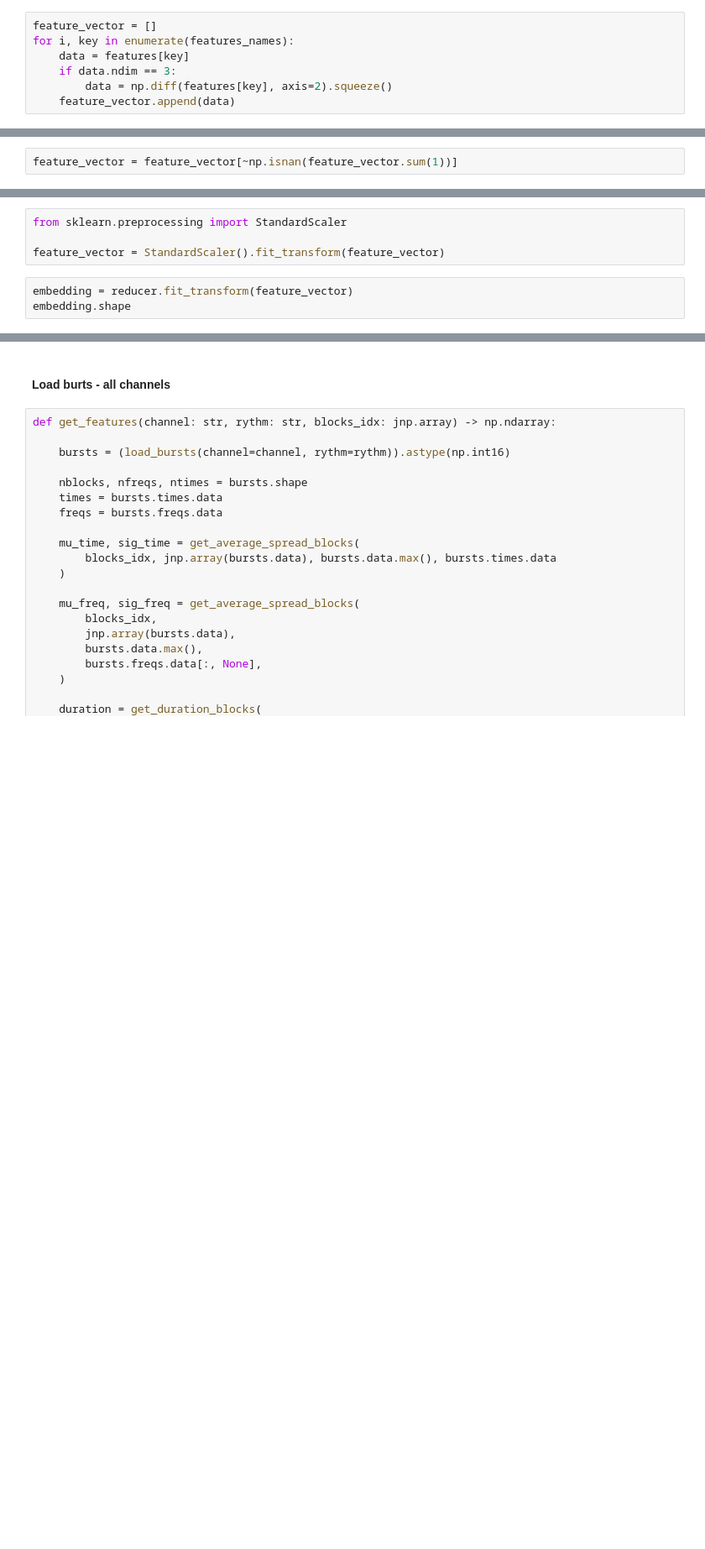
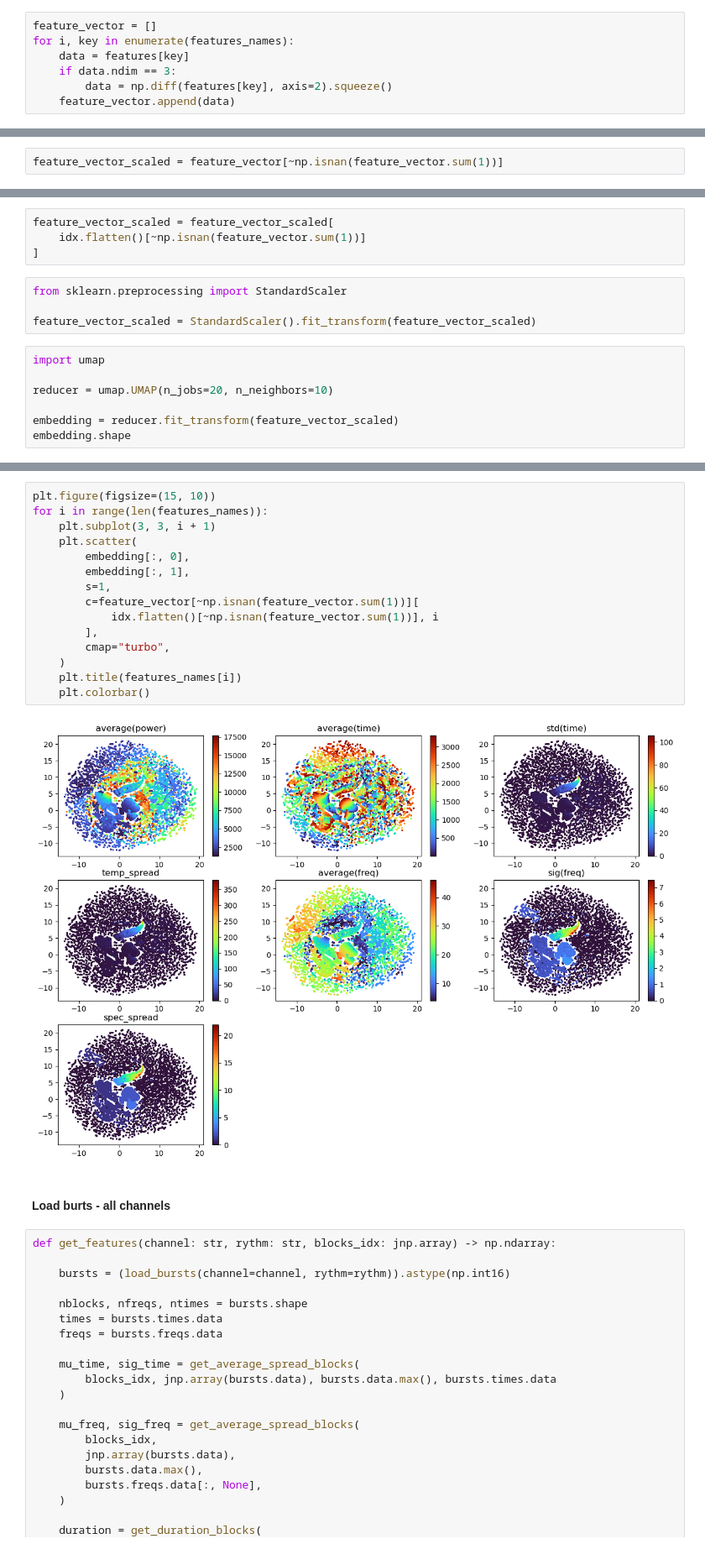
Before and after one commit to ViniciusLima94/vanderbilt, a Jupyter notebook: notebooks/5_Burst_Stats.ipynb, the cells around one changed output, grey strips where cells are left out. Shown at 84% size. Cells and saved outputs as stored; diff of their text form; blank space fills up the shorter version.

```diff
--- a/notebooks/5_Burst_Stats.ipynb
+++ b/notebooks/5_Burst_Stats.ipynb
@@ -477,2 +453,2 @@ array([1612.326 , 1448.3232, 1451.3232, ...,       nan,       nan,
 # %%
-feature_vector = feature_vector[~np.isnan(feature_vector.sum(1))]
+feature_vector_scaled = feature_vector[~np.isnan(feature_vector.sum(1))]
@@ -482,7 +455,15 @@ reducer = umap.UMAP(n_jobs=20)
+# %%
+feature_vector_scaled = feature_vector_scaled[
+    idx.flatten()[~np.isnan(feature_vector.sum(1))]
+]
 # %%
 from sklearn.preprocessing import StandardScaler
 
-feature_vector = StandardScaler().fit_transform(feature_vector)
+feature_vector_scaled = StandardScaler().fit_transform(feature_vector_scaled)
 # %%
-embedding = reducer.fit_transform(feature_vector)
+import umap
+
+reducer = umap.UMAP(n_jobs=20, n_neighbors=10)
+
+embedding = reducer.fit_transform(feature_vector_scaled)
 embedding.shape
@@ -489,3 +482,20 @@ embedding.shape
+# %%
+plt.figure(figsize=(15, 10))
+for i in range(len(features_names)):
+    plt.subplot(3, 3, i + 1)
+    plt.scatter(
+        embedding[:, 0],
+        embedding[:, 1],
+        s=1,
+        c=feature_vector[~np.isnan(feature_vector.sum(1))][
+            idx.flatten()[~np.isnan(feature_vector.sum(1))], i
+        ],
+        cmap="turbo",
+    )
+    plt.title(features_names[i])
+    plt.colorbar()
+# %% [output]
+[figure, added]
 # %% [markdown]
 #### Load burts - all channels
 # %%
```
Also changed, not shown: parts of 24 cells of this notebook, 5 other files.
